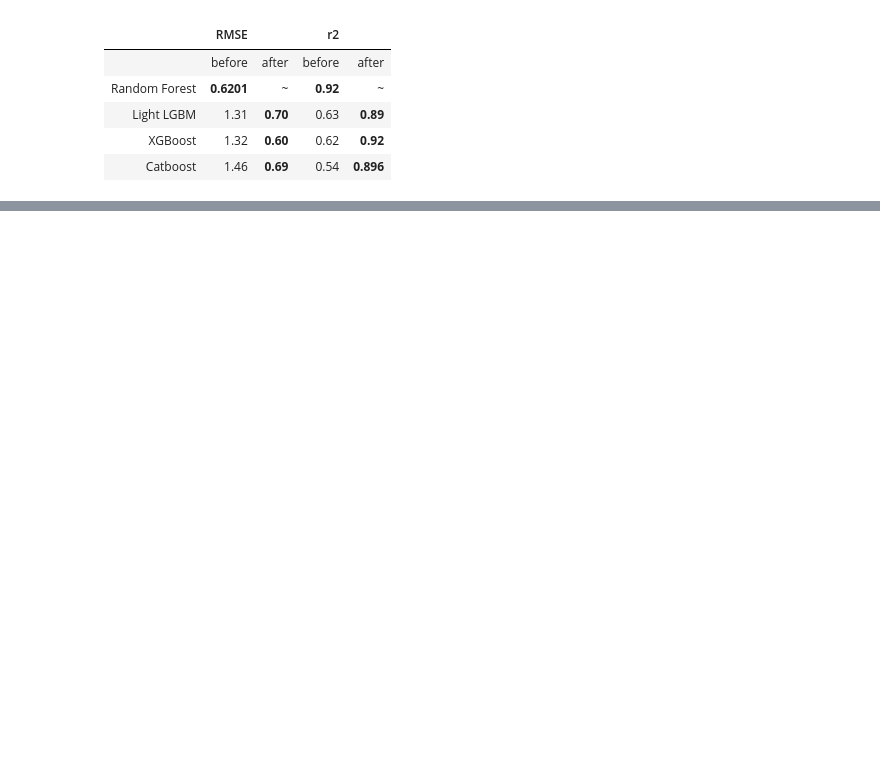
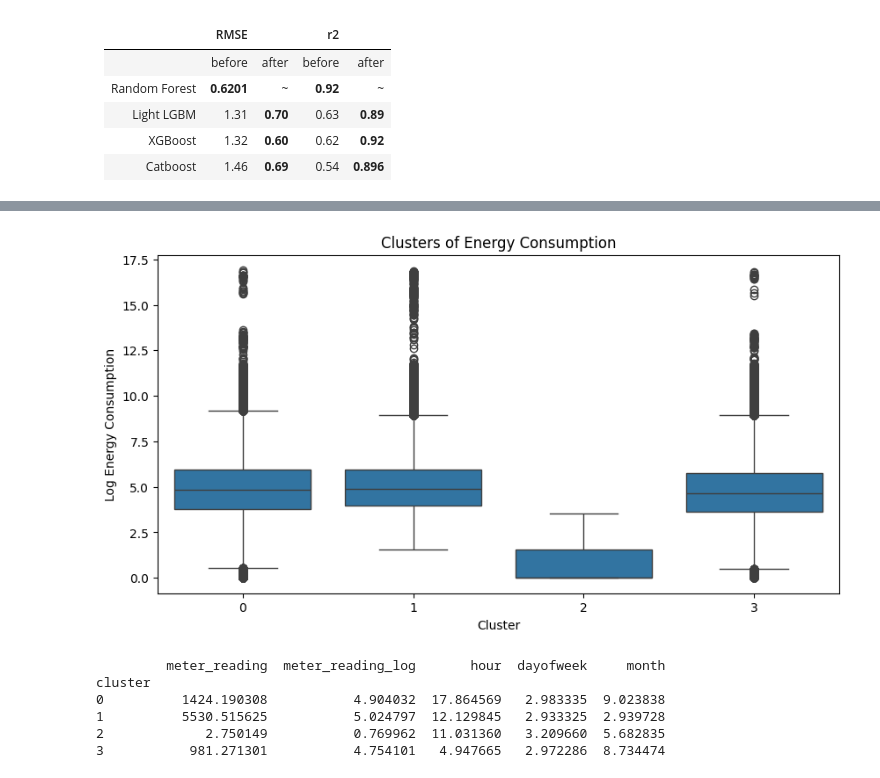
Before and after one commit to Noemiemz/Explainability-AI, a Jupyter notebook: EnergyConsumption_Main.ipynb, the cells around one changed output, grey strips where cells are left out. Saved outputs shown, nothing was run; the diff lists cells and outputs as text; code cells hidden in the pictures; blank space fills up the shorter version.

```diff
--- a/EnergyConsumption_Noemie.ipynb
+++ b/EnergyConsumption_Main.ipynb
@@ -1186,0 +1328,34 @@ CatBoost R2 Score: 0.8962520681123156
+# %%
+features = ['meter_reading_log','hour', 'dayofweek', 'month']
+
+cluster3_preprocessor = ColumnTransformer(
+    transformers=[
+        ('num', StandardScaler(), features)
+    ]
+)
+
+X_cluster = cluster3_preprocessor.fit_transform(subset_df[features])
+
+kmeans = KMeans(n_clusters=4, random_state=42, n_init=10)
+subset_df['cluster'] = kmeans.fit_predict(X_cluster)
+
+# Visualize clusters by energy consumption patterns
+plt.figure(figsize=(10, 5))
+sns.boxplot(x=subset_df['cluster'], y=subset_df['meter_reading_log'])
+plt.xlabel('Cluster')
+plt.ylabel('Log Energy Consumption')
+plt.title('Clusters of Energy Consumption')
+plt.show()
+# %% [output]
+[figure, added]
+# %%
+numeric_cols = ['meter_reading','meter_reading_log', 'hour', 'dayofweek', 'month']
+cluster_summary = subset_df.groupby('cluster')[numeric_cols].mean()
+print(cluster_summary)
+# %% [output]
+         meter_reading  meter_reading_log       hour  dayofweek     month
+cluster
+0          1424.190308           4.904032  17.864569   2.983335  9.023838
+1          5530.515625           5.024797  12.129845   2.933325  2.939728
+2             2.750149           0.769962  11.031360   3.209660  5.682835
+3           981.271301           4.754101   4.947665   2.972286  8.734474
```
Also changed, not shown: parts of 27 cells of this notebook.
